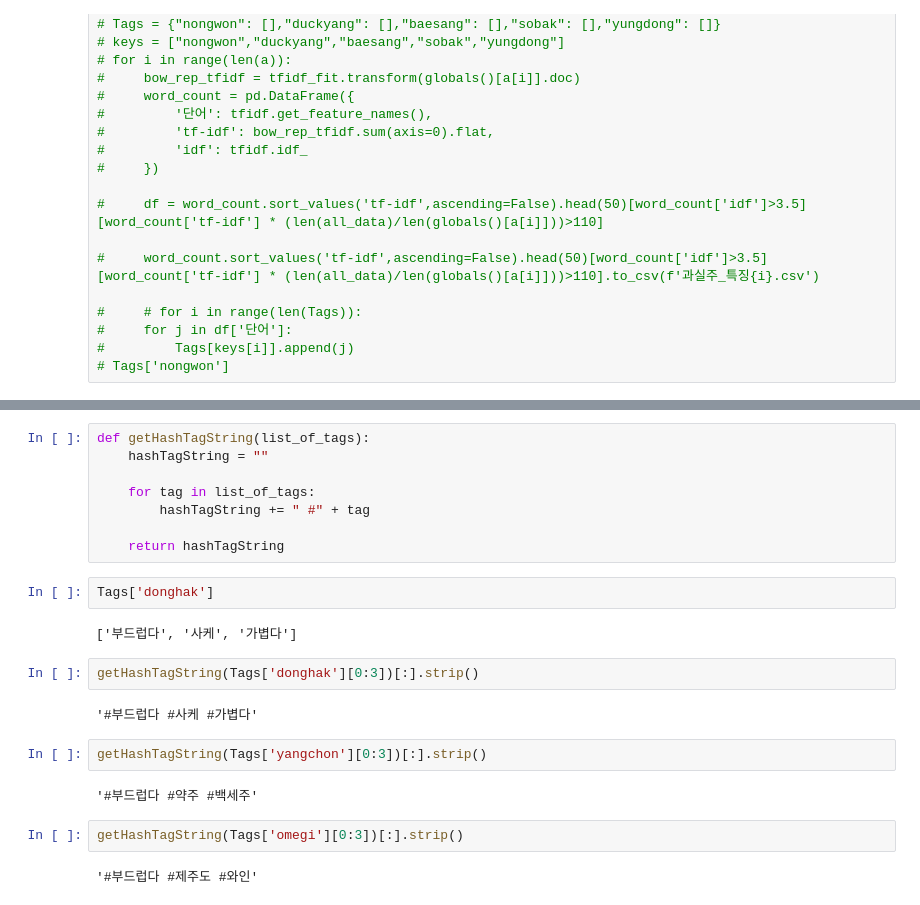
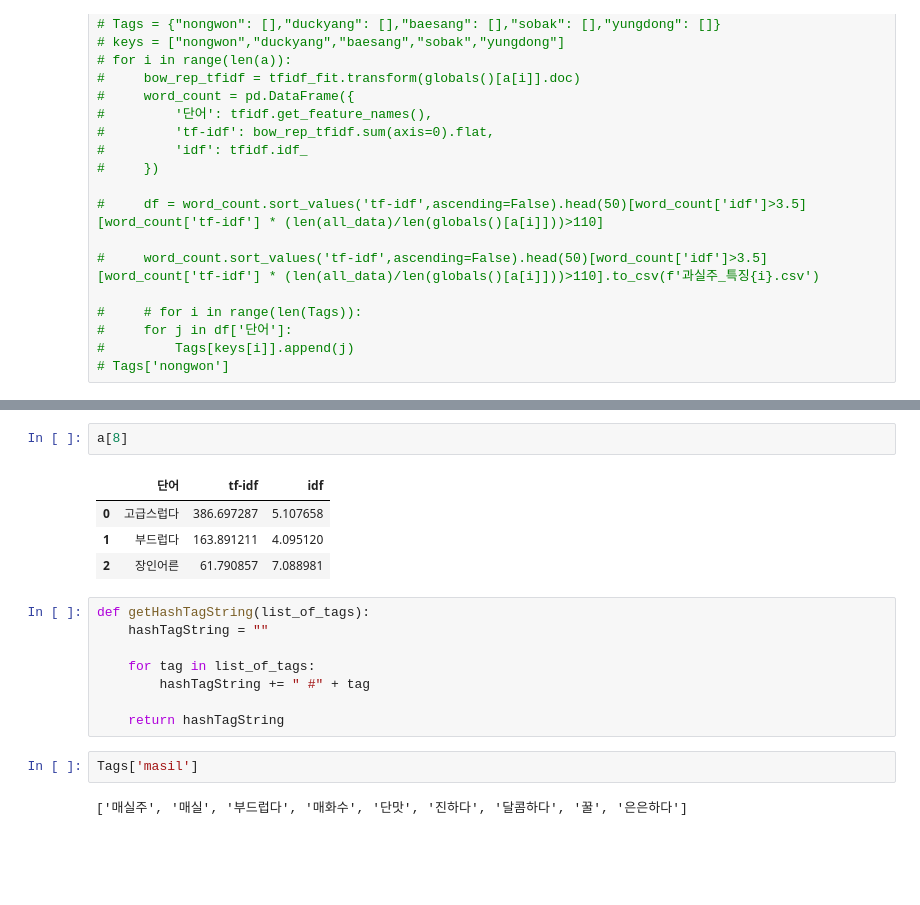
Before and after one commit to JJongSSu/Study, a Jupyter notebook: Teamproject/second/hashtag/해시태그.ipynb, the cells around one changed output, grey strips where cells are left out. Cells and saved outputs as stored; diff of their text form; blank space fills up the shorter version.

```diff
--- a/Teamproject/second/hashtag/해시태그.ipynb
+++ b/Teamproject/second/hashtag/해시태그.ipynb
@@ -248,3 +245,10 @@ df5
+# %%
+a[8]
+# %% [output]
+|  | 단어 | tf-idf | idf |
+| 0 | 고급스럽다 | 386.697287 | 5.107658 |
+| 1 | 부드럽다 | 163.891211 | 4.095120 |
+| 2 | 장인어른 | 61.790857 | 7.088981 |
 # %%
 def getHashTagString(list_of_tags):
 	hashTagString = ""
@@ -254,18 +258,6 @@ def getHashTagString(list_of_tags):
 
 	return hashTagString
 # %%
-Tags['donghak']
+Tags['masil']
 # %% [output]
-['부드럽다', '사케', '가볍다']
+['매실주', '매실', '부드럽다', '매화수', '단맛', '진하다', '달콤하다', '꿀', '은은하다']
-# %%
-getHashTagString(Tags['donghak'][0:3])[:].strip()
-# %% [output]
-'#부드럽다 #사케 #가볍다'
-# %%
-getHashTagString(Tags['yangchon'][0:3])[:].strip()
-# %% [output]
-'#부드럽다 #약주 #백세주'
-# %%
-getHashTagString(Tags['omegi'][0:3])[:].strip()
-# %% [output]
-'#부드럽다 #제주도 #와인'
```
Also changed, not shown: parts of 20 cells of this notebook, 26 other files.
